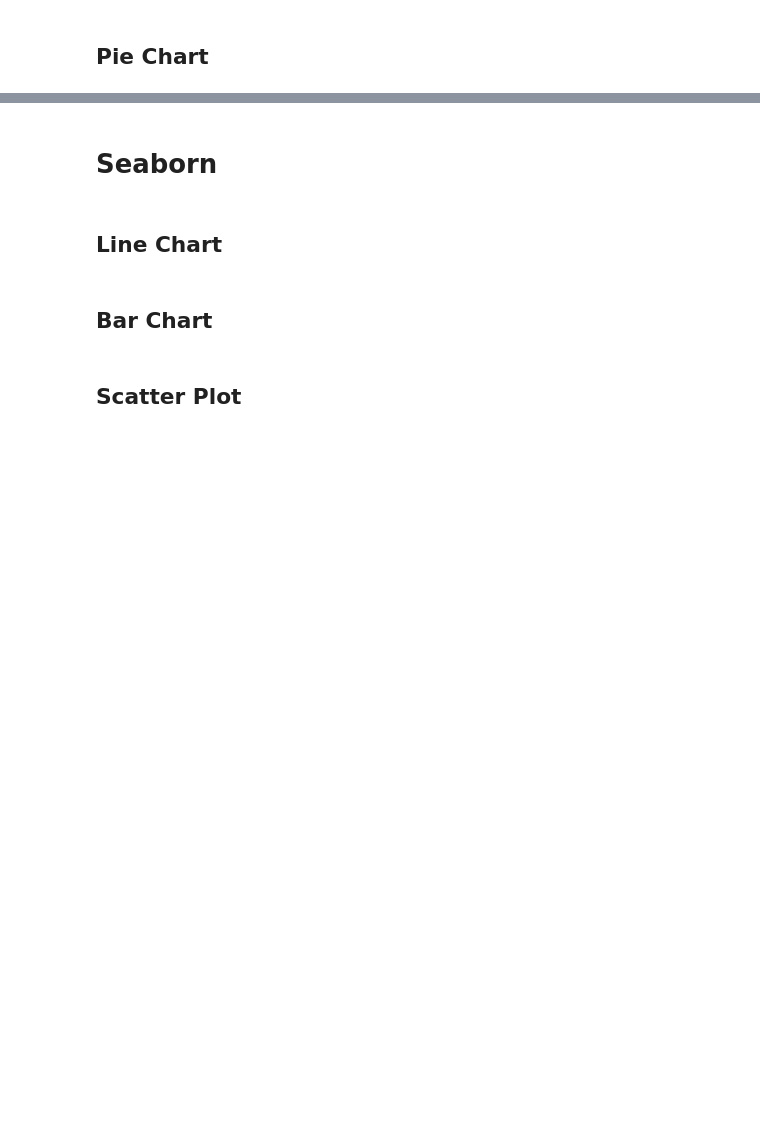
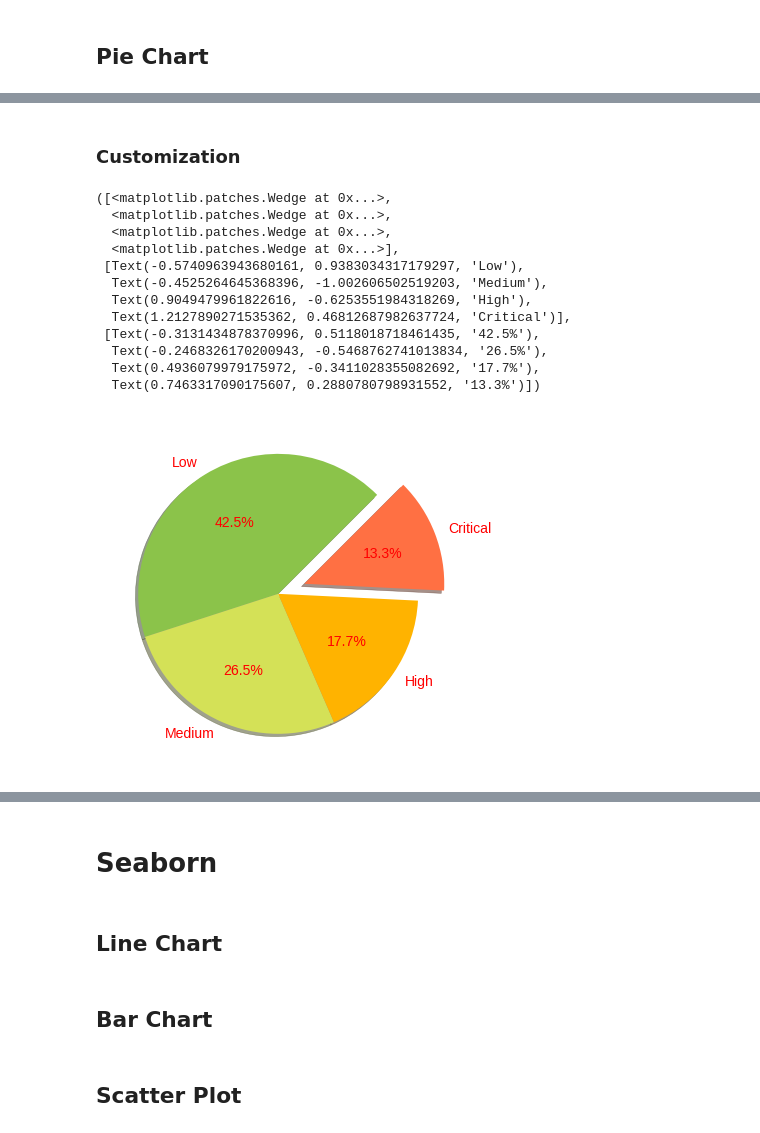
Before and after one commit to dayanandv/Data-Science, a Jupyter notebook: Visualization.ipynb, the cells around one changed output, grey strips where cells are left out. Saved outputs shown, nothing was run; the diff lists cells and outputs as text; code cells hidden in the pictures; blank space fills up the shorter version.

```diff
--- a/Visualization.ipynb
+++ b/Visualization.ipynb
@@ -201,0 +268,23 @@ plt.legend()
+# %% [markdown]
+### Customization
+# %%
+plt.figure(figsize=(6,6))
+tickets = [48 , 30 , 20 , 15]
+labels = ['Low' , 'Medium' , 'High' , 'Critical']
+colors = ['#8BC34A','#D4E157','#FFB300','#FF7043']
+explode = [0,0,0,0.2]
+plt.pie(tickets , labels= labels , colors= colors , startangle=45, shadow='true', autopct='%1.1f%%', explode=explode)
+# %% [output]
+([<matplotlib.patches.Wedge at 0x...>,
+  <matplotlib.patches.Wedge at 0x...>,
+  <matplotlib.patches.Wedge at 0x...>,
+  <matplotlib.patches.Wedge at 0x...>],
+ [Text(-0.5740963943680161, 0.9383034317179297, 'Low'),
+  Text(-0.4525264645368396, -1.002606502519203, 'Medium'),
+  Text(0.9049479961822616, -0.6253551984318269, 'High'),
+  Text(1.2127890271535362, 0.46812687982637724, 'Critical')],
+ [Text(-0.3131434878370996, 0.5118018718461435, '42.5%'),
+  Text(-0.2468326170200943, -0.5468762741013834, '26.5%'),
+  Text(0.4936079979175972, -0.3411028355082692, '17.7%'),
+  Text(0.7463317090175607, 0.2880780798931552, '13.3%')])
+[figure, added]
```
Also changed, not shown: parts of 20 cells of this notebook.
